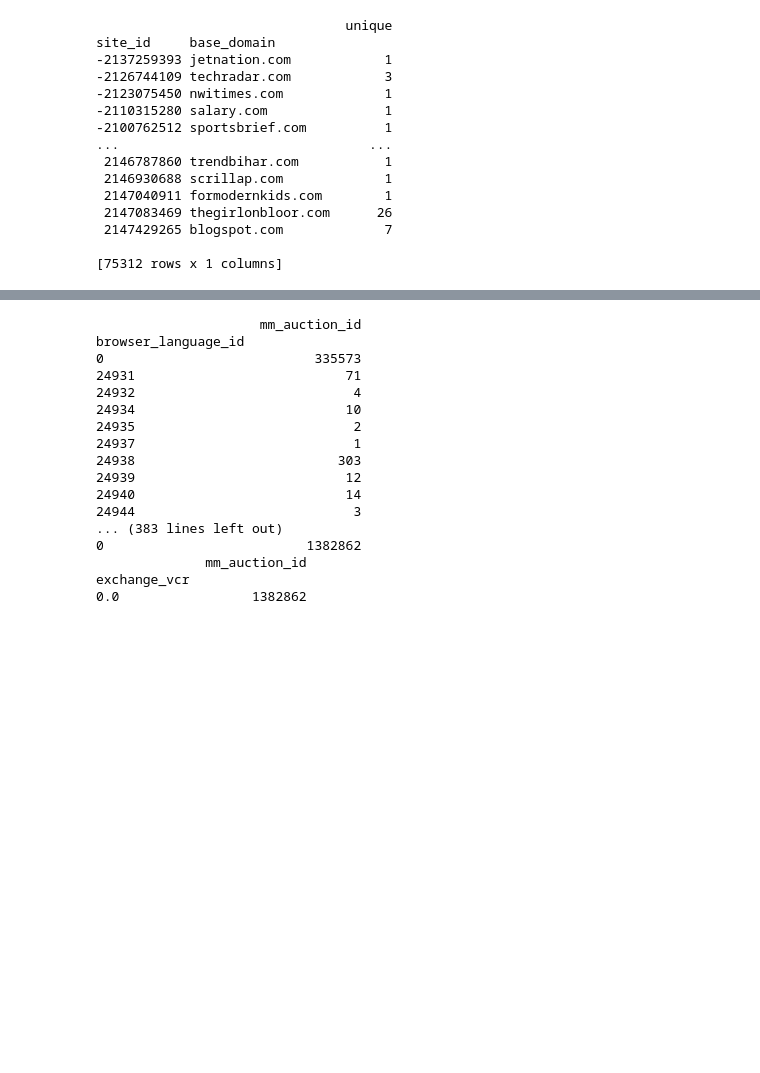
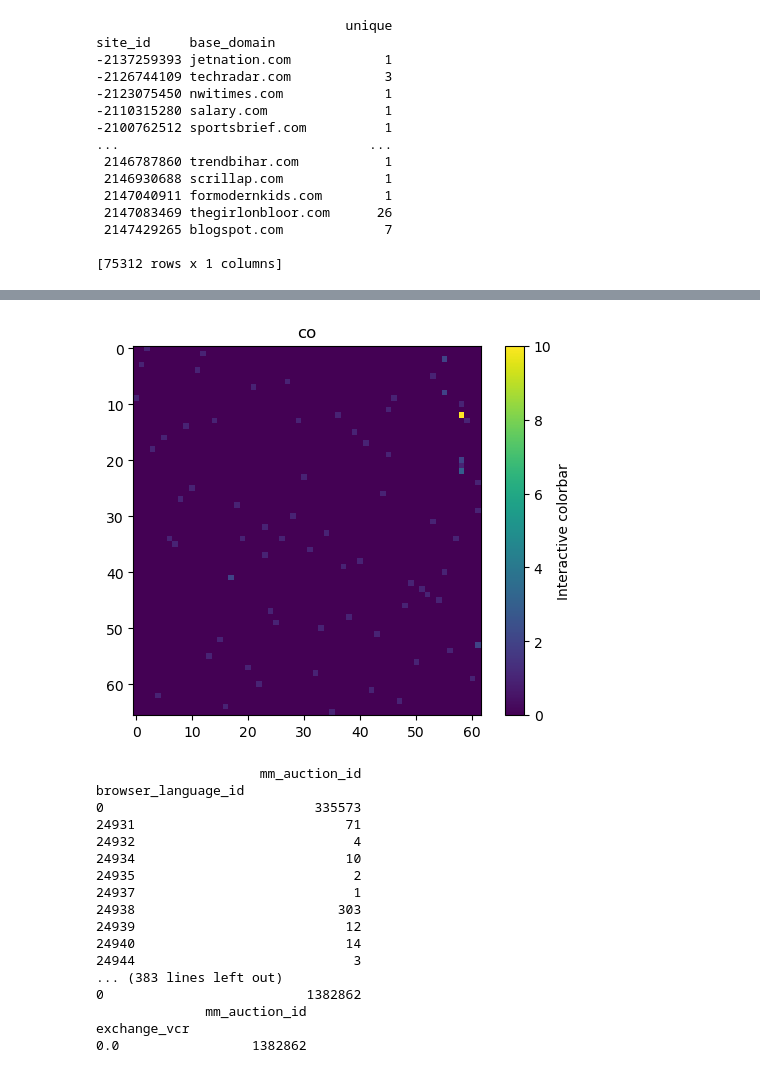
Before and after one commit to MellonNation/MediaMath, a Jupyter notebook: jy3204/exercise.ipynb, the cells around one changed output, grey strips where cells are left out. Saved outputs shown, nothing was run; the diff lists cells and outputs as text; code cells hidden in the pictures; blank space fills up the shorter version.

```diff
--- a/jy3204/exercise.ipynb
+++ b/jy3204/exercise.ipynb
@@ -139,3 +353,7 @@ result.to_clipboard()
 8                                size        9      7      7      7      6      7        9
 42                             unique  1363729  14994   2956    767    319     97  1382862
 33                viewability_autotag        1      1      1      1      1      1        1
+# %%
+df2=df[df.apply(lambda x: x["roi"]==4,axis=1)]
+conf_matrix = pd.crosstab(df2['site_id'],df2['base_domain'])
+conf_matrix
@@ -142,5 +377,14 @@ result.to_clipboard()
 # %%
-result.to_clipboard()
+fig, ax = plt.subplots()
+
+im = ax.imshow(conf_matrix.to_numpy())
+ax.set_title('co')
+
+fig.colorbar(im, ax=ax, label='Interactive colorbar')
+
+plt.show()
+# %% [output]
+[figure, added]
 # %%
 for i in range(17,42,1):
     fieldName = nameList[i][0]
```
Also changed, not shown: parts of 26 cells of this notebook, 2 other files.
